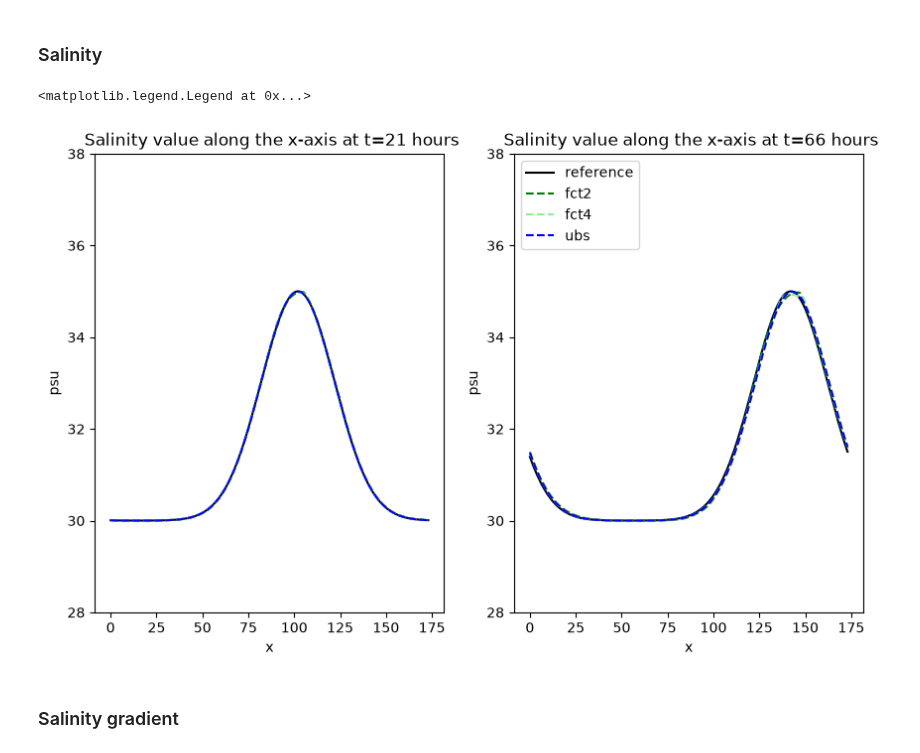
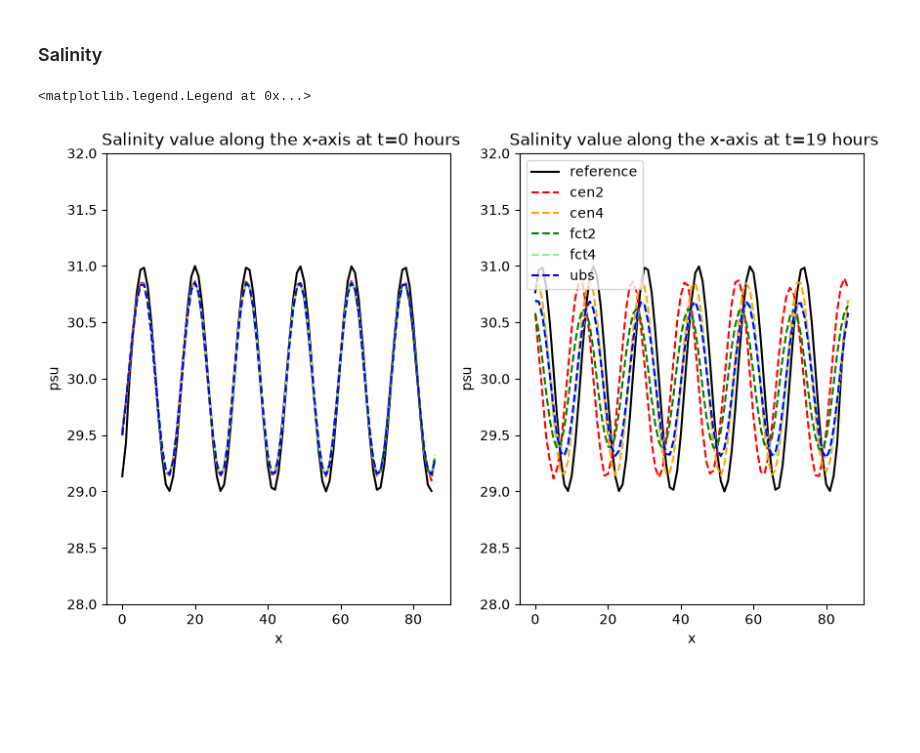
Before and after one commit to justinebuisson606/NEMO_Demonstrators, a Jupyter notebook: Demonstator 1-gauss.ipynb, the cells around one changed output. Drawn from its saved outputs; the diff is of its cells as text; code cells hidden in the pictures; blank space fills up the shorter version.

```diff
--- a/Demonstator 1-gauss.ipynb
+++ b/Demonstator 1-gauss.ipynb
@@ -92,6 +63,7 @@ plt.legend()
 # %%
 w_list = [5, 3, 1]
-scheme_list = [ 'ubs', 'fct2', 'fct4']
+scheme_list = ['cen2', 'cen4', 'ubs', 'fct2', 'fct4']
+colors = {'cen2' : 'red', 'cen4' : 'orange', 'ubs' : 'blue', 'fct2' : 'green', 'fct4' : 'lightgreen'}
 # %%
 
 v= 0.5
@@ -214,39 +187,44 @@ plt.show()
 # %% [markdown]
 ### Salinity
+# %%
+cen2 = xr.open_dataset(rep+'CANAL_sin_cen23_all_grid.nc', decode_times=False)
+cen4 = xr.open_dataset(rep+'CANAL_sin_cen43_all_grid.nc', decode_times=False)
+ubs = xr.open_dataset(rep+'CANAL_sin_ubs3_all_grid.nc', decode_times=False)
+fct2 = xr.open_dataset(rep+'CANAL_sin_fct23_all_grid.nc', decode_times=False)
+fct4 = xr.open_dataset(rep+'CANAL_sin_fct43_all_grid.nc', decode_times=False)
 # %%
-schemes = { 'fct2' : fct2, 'fct4' : fct4,  'ubs': ubs}
+schemes = { 'cen2' : cen2, 'cen4': cen4, 'fct2' : fct2, 'fct4' : fct4,  'ubs': ubs}
 colors = {'cen2': 'red', 'cen4': 'orange',  'fct2' : 'green', 'fct4' : 'lightgreen', 'ubs': 'blue'}
 
 soce = {n: ds['soce'].isel(y_grid_T=50, deptht=0).values
           for n, ds in schemes.items()}
 # %%
-gauss_0 = xr.open_dataset(rep+'CANAL_gauss_traadvOFF.100_all_grid.nc', decode_times=False)
-gauss_0 =gauss_0.soce.isel(y_grid_T = 50, time_counter=0, deptht=0)
+v= 0.5
+dx = 10000
+domx = 864000
+ref = []
+gauss_0 = [30 +np.sin(3*2*2*np.pi*i*dx/domx) for i in range(int(domx/dx))]
 
-v= 0.5
-dx = 5000
-ref = []
+
 
 for t in range (80):
-    ref.append(np.roll(gauss_0, shift=v*86400*(t+1)/dx))
+    ref.append(np.roll(gauss_0, shift=v*86400*(t+0.5)/dx))
 # %%
-t_list = [21, 66]
+t_list = [0, 19]
 
 fig, ax = plt.subplots(1, len(t_list), figsize=(10,6))
 
 for i,t in enumerate(t_list):
     ax[i].plot(np.arange(len(ref[0])), ref[t], color ='black', label ='reference')
     for n, ds in soce.items() :
         ax[i].plot(np.arange(ds.shape[1]), ds[t], '--', color = colors[n], label = n)
     ax[i].set_xlabel('x')
     ax[i].set_ylabel('psu')
-    ax[i].set_ylim(28,38)
+    ax[i].set_ylim(28,32)
     ax[i].set_title(f' Salinity value along the x-axis at t={t} hours')
 
 
 plt.legend(loc='upper left')
 # %% [output]
 <matplotlib.legend.Legend at 0x...>
-[figure, old version]
+[figure, new version]
-# %% [markdown]
-### Salinity gradient
```
Also changed, not shown: parts of 15 cells of this notebook, 1 other file.
